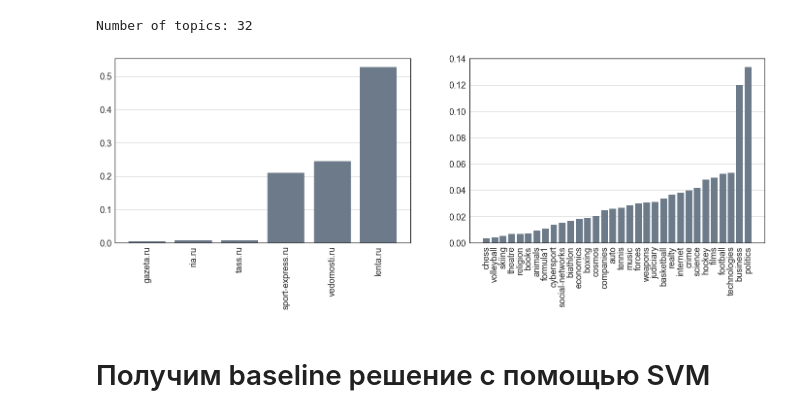
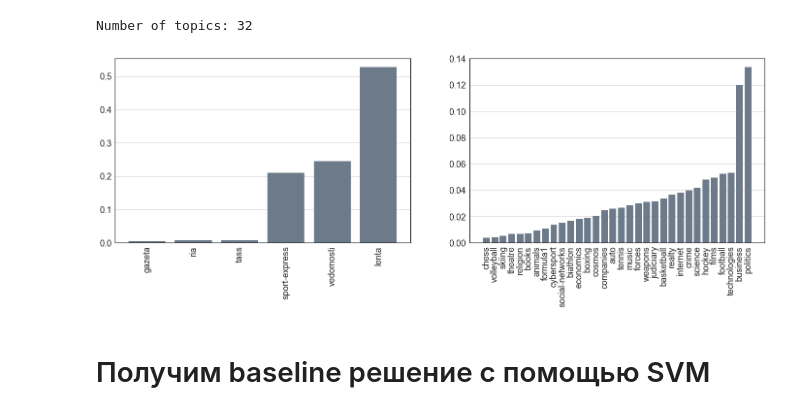
Before and after one commit to yutkin/News-Aggregator, a Jupyter notebook: notebooks/news_classificaiton.ipynb, the cells around one changed output. Saved outputs shown, nothing was run; the diff lists cells and outputs as text; code cells hidden in the pictures.

Commit message:
remove domen from image

```diff
--- a/notebooks/news_classificaiton.ipynb
+++ b/notebooks/news_classificaiton.ipynb
@@ -49,24 +49,24 @@ print('Number of topics:', data.topic.nunique())
 Number of topics: 32
 # %%
 topics_freq = data.topic.value_counts(normalize=True, ascending=True)
-media_freq = data.url.apply(lambda x: x.split('/')[2].replace('www.', '')).value_counts(normalize=True, ascending=True)
+media_freq = data.url.apply(lambda x: x.split('/')[2].replace('www.', '').replace('.ru', '')).value_counts(normalize=True, ascending=True)
 
 font_size=18
 fig, ax = plt.subplots(1, 2, figsize=(24, 7))
 ax[0].bar(range(len(media_freq)), media_freq.values, color='#6C7A89')
 ax[0].set_xticks(range(len(media_freq)))
 ax[0].set_xticklabels(media_freq.index, rotation=90)
 ax[0].tick_params(labelsize=font_size)
 ax[0].yaxis.grid()
 
 ax[1].bar(range(len(topics_freq)), topics_freq.values, color='#6C7A89')
 ax[1].set_xticks(range(len(topics_freq)))
 ax[1].set_xticklabels(topics_freq.index, rotation=90)
 ax[1].tick_params(labelsize=font_size)
 ax[1].yaxis.grid()
 fig.savefig('../docs/images/media_topi_distr.pdf', bbox_inches='tight')
 # %% [output]
-[figure, old version]
+[figure, new version]
 # %%
 class Pipeline(object):
     def __init__(self, *args):
```
Also changed, not shown: 2 other files.
